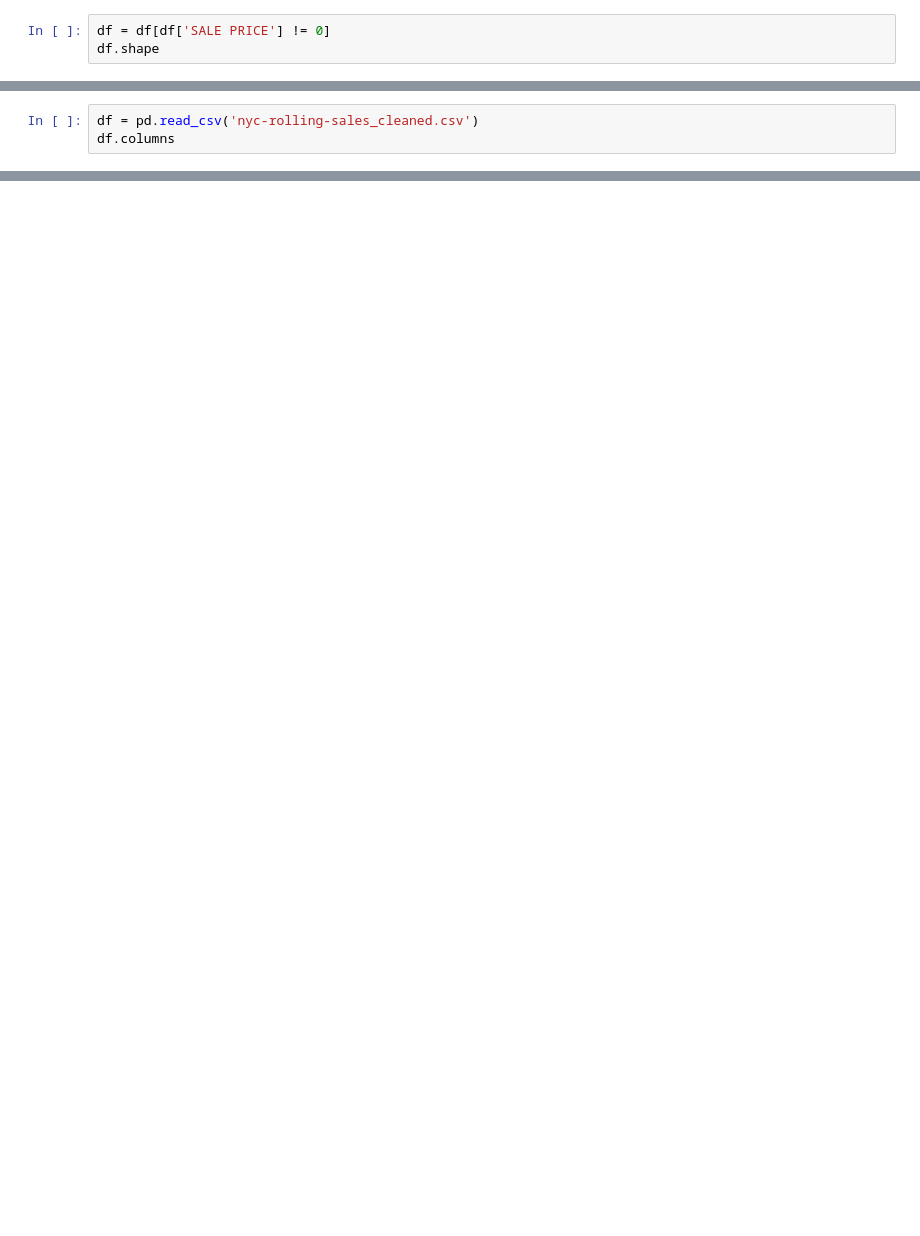
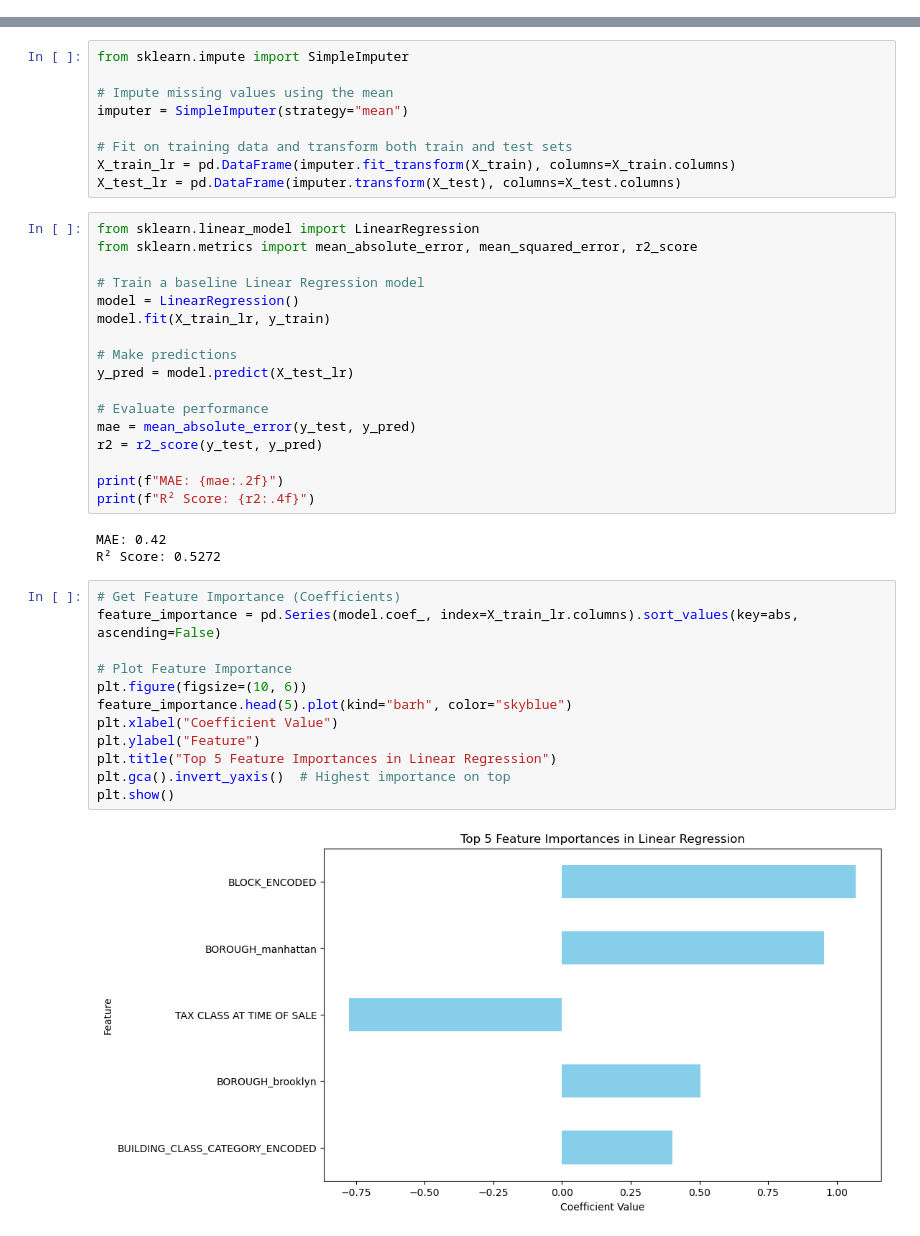
Before and after one commit to LuigiPampanin01/-Default-of-Credit-Card-Clients, a Jupyter notebook: analysis_dataset.ipynb, the cells around one changed output, grey strips where cells are left out. Drawn from its saved outputs; the diff is of its cells as text; blank space fills up the shorter version.

```diff
--- a/analysis_dataset.ipynb
+++ b/analysis_dataset.ipynb
@@ -24,3 +100,0 @@ memory usage: 14.2+ MB
-# %%
-df = df[df['SALE PRICE'] != 0]
-df.shape
@@ -38,3 +100,0 @@ Number of null values in SALE PRICE: 0
-# %%
-df = pd.read_csv('nyc-rolling-sales_cleaned.csv')
-df.columns
@@ -58,0 +193,43 @@ Index(['Unnamed: 0', 'NEIGHBORHOOD', 'TAX CLASS AT PRESENT', 'BLOCK', 'LOT',
+# %%
+from sklearn.impute import SimpleImputer
+
+# Impute missing values using the mean
+imputer = SimpleImputer(strategy="mean")
+
+# Fit on training data and transform both train and test sets
+X_train_lr = pd.DataFrame(imputer.fit_transform(X_train), columns=X_train.columns)
+X_test_lr = pd.DataFrame(imputer.transform(X_test), columns=X_test.columns)
+# %%
+from sklearn.linear_model import LinearRegression
+from sklearn.metrics import mean_absolute_error, mean_squared_error, r2_score
+
+# Train a baseline Linear Regression model
+model = LinearRegression()
+model.fit(X_train_lr, y_train)
+
+# Make predictions
+y_pred = model.predict(X_test_lr)
+
+# Evaluate performance
+mae = mean_absolute_error(y_test, y_pred)
+r2 = r2_score(y_test, y_pred)
+
+print(f"MAE: {mae:.2f}")
+print(f"R² Score: {r2:.4f}")
+# %% [output]
+MAE: 0.42
+R² Score: 0.5272
+# %%
+# Get Feature Importance (Coefficients)
+feature_importance = pd.Series(model.coef_, index=X_train_lr.columns).sort_values(key=abs, ascending=False)
+
+# Plot Feature Importance
+plt.figure(figsize=(10, 6))
+feature_importance.head(5).plot(kind="barh", color="skyblue")
+plt.xlabel("Coefficient Value")
+plt.ylabel("Feature")
+plt.title("Top 5 Feature Importances in Linear Regression")
+plt.gca().invert_yaxis()  # Highest importance on top
+plt.show()
+# %% [output]
+[figure, added]
```
Also changed, not shown: parts of 26 cells of this notebook, 5 other files.
